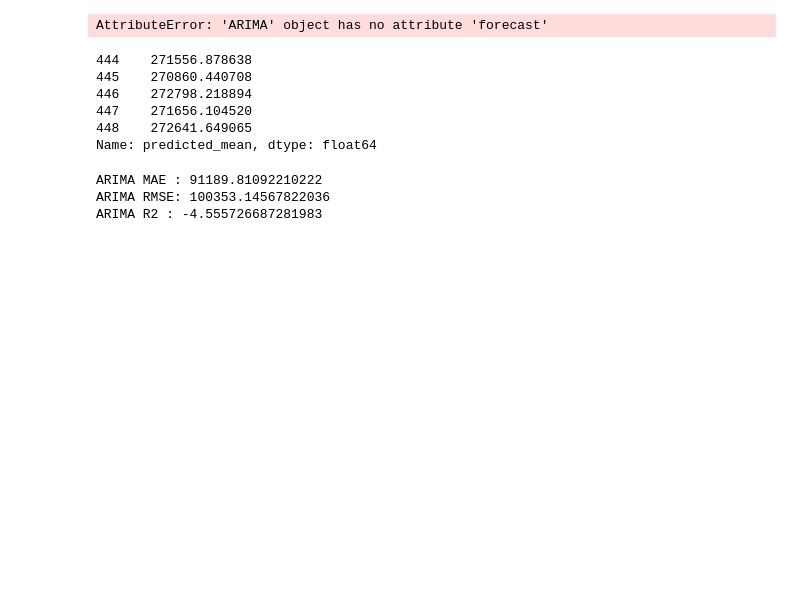
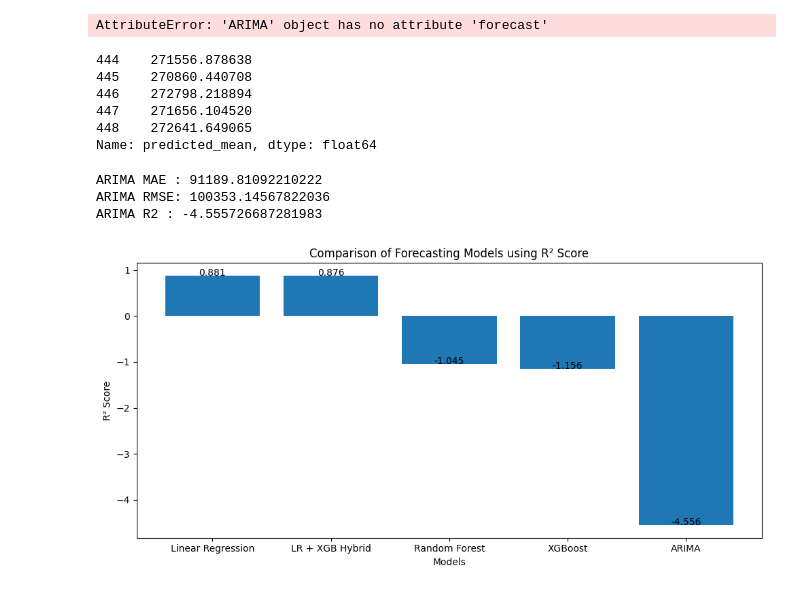
Before and after one commit to khushisingh1935-pixel/Crude-oil-availability, a Jupyter notebook: oil-forecasting.ipynb, the cells around one changed output. Cells and saved outputs as stored; diff of their text form; code cells hidden in the pictures; blank space fills up the shorter version.

Commit message:
XGBRegressor Hybrid Model

```diff
--- a/oil-forecasting.ipynb
+++ b/oil-forecasting.ipynb
@@ -1754,3 +1847,61 @@ print("ARIMA R2 :", r2)
 ARIMA MAE : 91189.81092210222
 ARIMA RMSE: 100353.14567822036
 ARIMA R2 : -4.555726687281983
+# %%
+import pandas as pd
+import matplotlib.pyplot as plt
+
+results = pd.DataFrame({
+    "Model": [
+        "Linear Regression",
+        "LR + XGB Hybrid",
+        "Random Forest",
+        "XGBoost",
+        "ARIMA"
+    ],
+    "R2": [
+        0.8809,
+        0.8765,
+        -1.0446,
+        -1.1561,
+        -4.5557
+    ]
+})
+
+results = results.sort_values(
+    by="R2",
+    ascending=False
+)
+
+plt.figure(figsize=(10,5))
+
+bars = plt.bar(
+    results["Model"],
+    results["R2"]
+)
+
+plt.title("Comparison of Forecasting Models using R² Score")
+plt.ylabel("R² Score")
+plt.xlabel("Models")
+
+for bar in bars:
+    height = bar.get_height()
+
+    plt.text(
+        bar.get_x() + bar.get_width()/2,
+        height,
+        f"{height:.3f}",
+        ha="center"
+    )
+
+plt.tight_layout()
+
+plt.savefig(
+    "Model_Comparison_R2.png",
+    dpi=300,
+    bbox_inches="tight"
+)
+
+plt.show()
+# %% [output]
+[figure, added]
```
Also changed, not shown: parts of 81 cells of this notebook, 1 other file.
